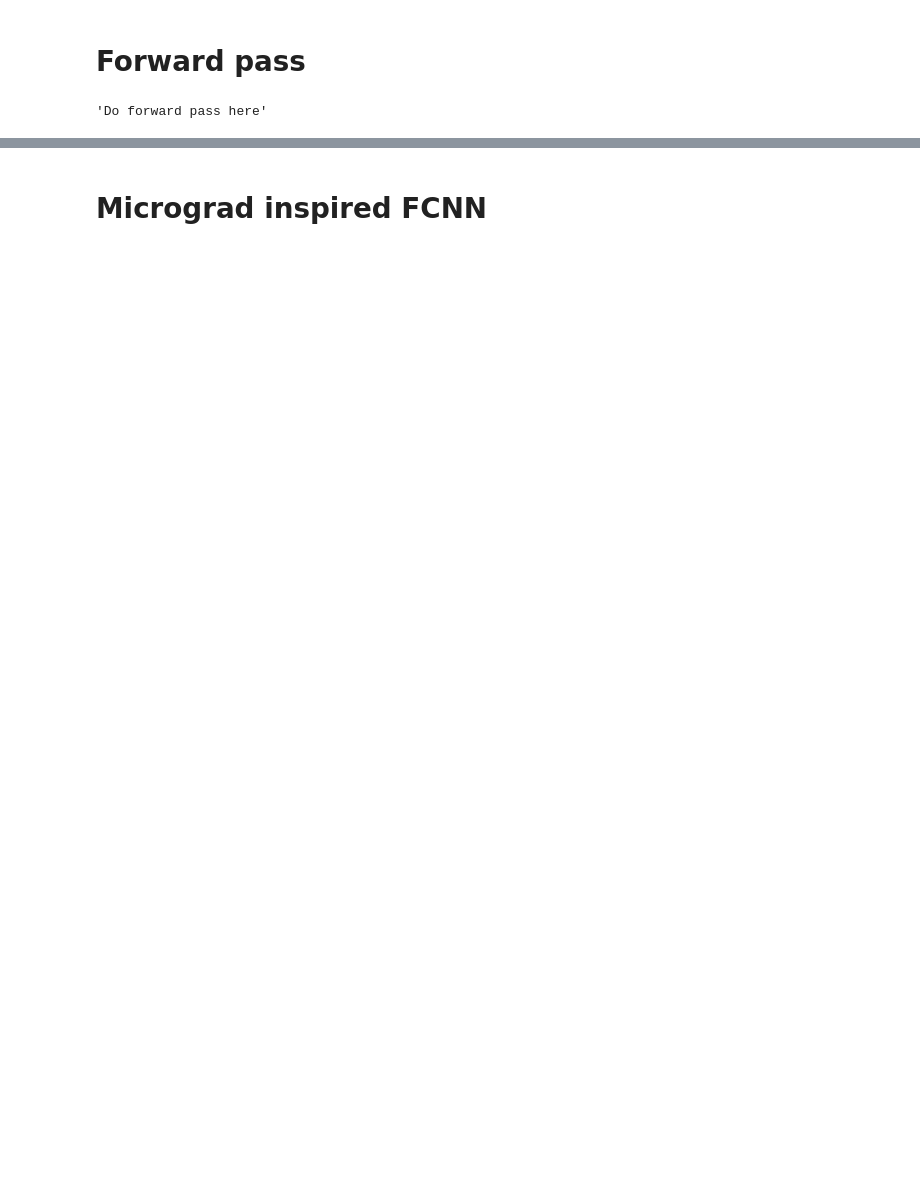
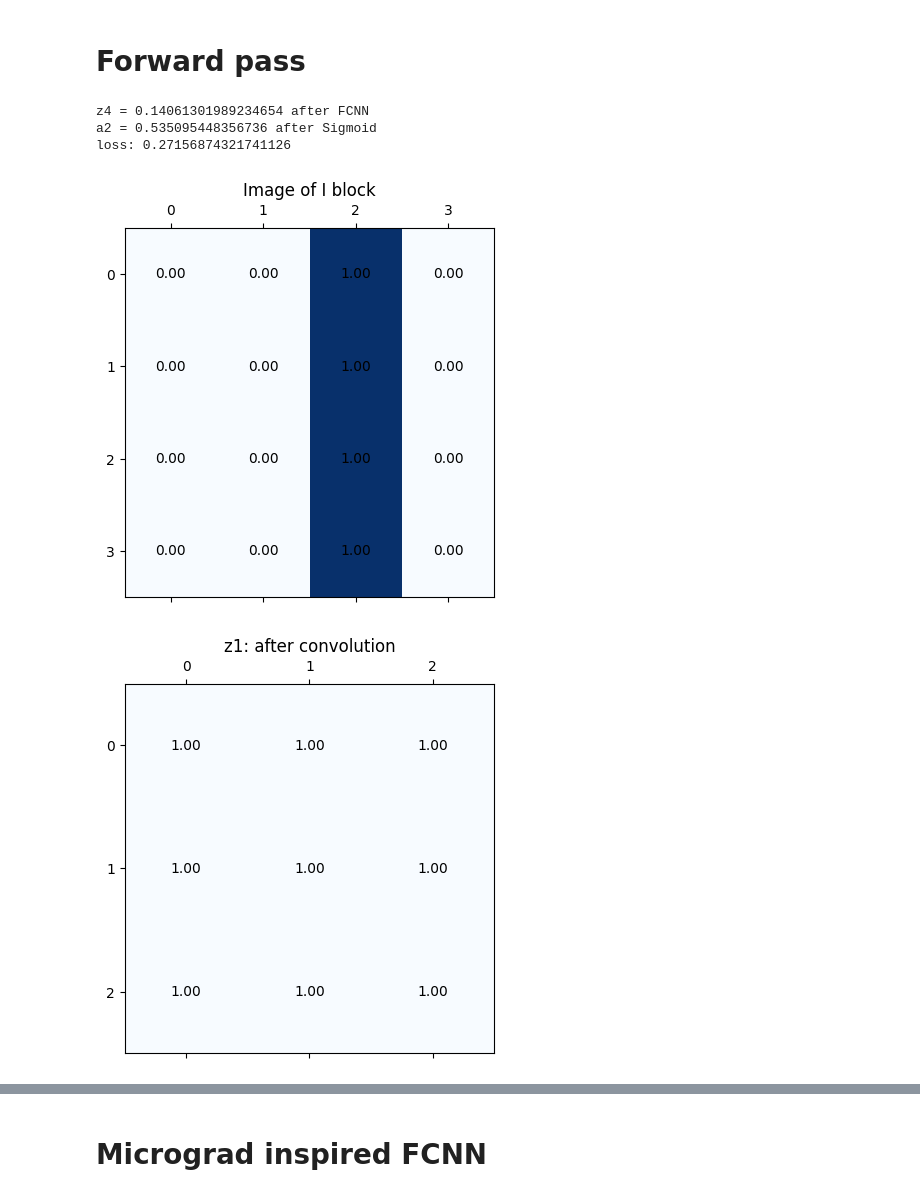
Before and after one commit to chrstrom/TDT17, a Jupyter notebook: chstr/01_CNN_FCNN.ipynb, the cells around one changed output, grey strips where cells are left out. Saved outputs shown, nothing was run; the diff lists cells and outputs as text; code cells hidden in the pictures; blank space fills up the shorter version.

Commit message:
Complete forward pass
Signed-off-by: Christopher Strøm <chstr@stud.ntnu.no>

```diff
--- a/chstr/01_CNN_FCNN.ipynb
+++ b/chstr/01_CNN_FCNN.ipynb
@@ -166,6 +187,2 @@ nn = Network()
 # %% [markdown]
 # Forward pass
-# %%
-"""Do forward pass here"""
-# %% [output]
-'Do forward pass here'
@@ -296,0 +189,48 @@ class Float:
+# %%
+
+
+# Let "O" = 0 and "I" = 1,
+I = Matrix2D(np.zeros((4, 4)))
+I[:4, 2] = 1
+y = 1
+I.draw("Image of I block")
+
+# LEARNED PARAMETERS
+K = Matrix2D(np.array(([[1, -1], [-1, 1]])))
+w = np.random.uniform(low=-1, high=1, size=(1, 4))
+
+b1 = 1.0
+b2 = 1.0
+
+nn = Network(weights=w, bias = b2)
+
+# FORWARD PASS:
+z1 = I.convolve2D(K, bias=b1, stride=1)
+z1.draw("z1: after convolution")
+
+a1 = Matrix2D(nn.relu(z1.data))
+a1.draw("a1: after ReLU")
+
+z2: Matrix2D = z1.maxpool(ndim=2, stride=1)
+z2.draw("z2: after Maxpool")
+
+z3: Matrix2D = z2.flatten()
+z3.draw("z3: after flatten")
+
+z4: float = nn.forward(z3.data)[0, 0]
+print(f"z4 = {z4} after FCNN")
+
+a2 = nn.sigmoid(z4)
+print(f"a2 = {a2} after Sigmoid")
+
+l = nn.binary_cross_entropy(y, a2)
+print(f"loss: {l}")
+
+
+# BACKWARD PASS:
+# %% [output]
+z4 = 0.14061301989234654 after FCNN
+a2 = 0.535095448356736 after Sigmoid
+loss: 0.27156874321741126
+[figure, added]
+[figure, added]
```
Also changed, not shown: parts of 4 cells of this notebook.
